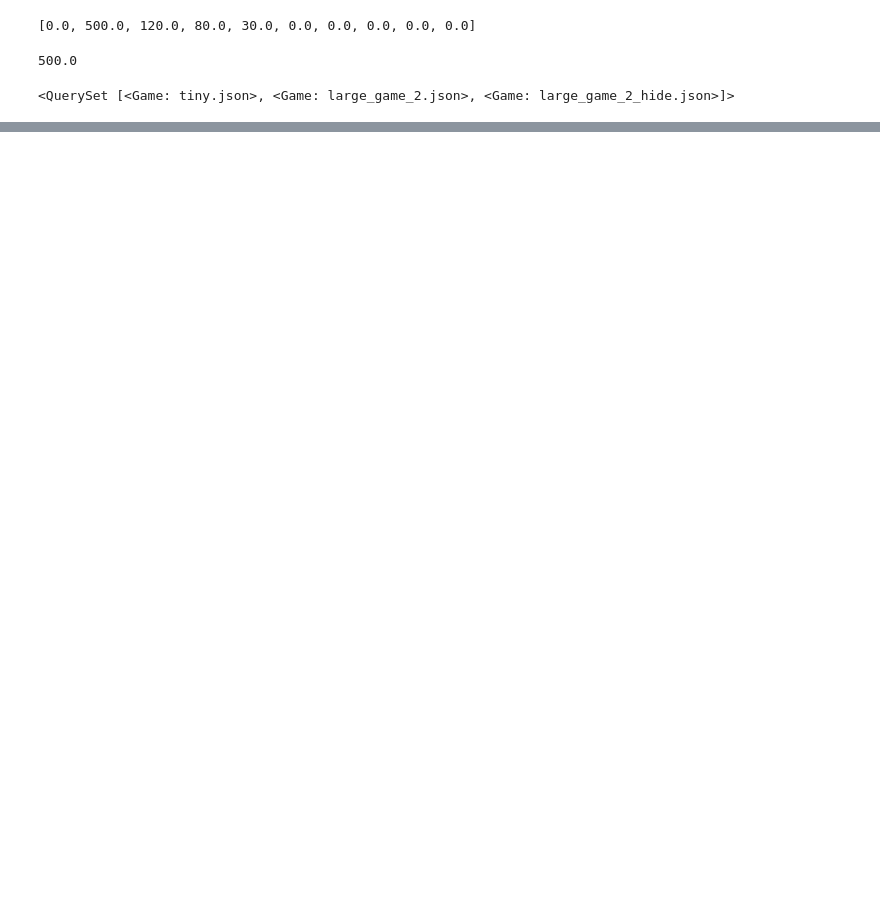
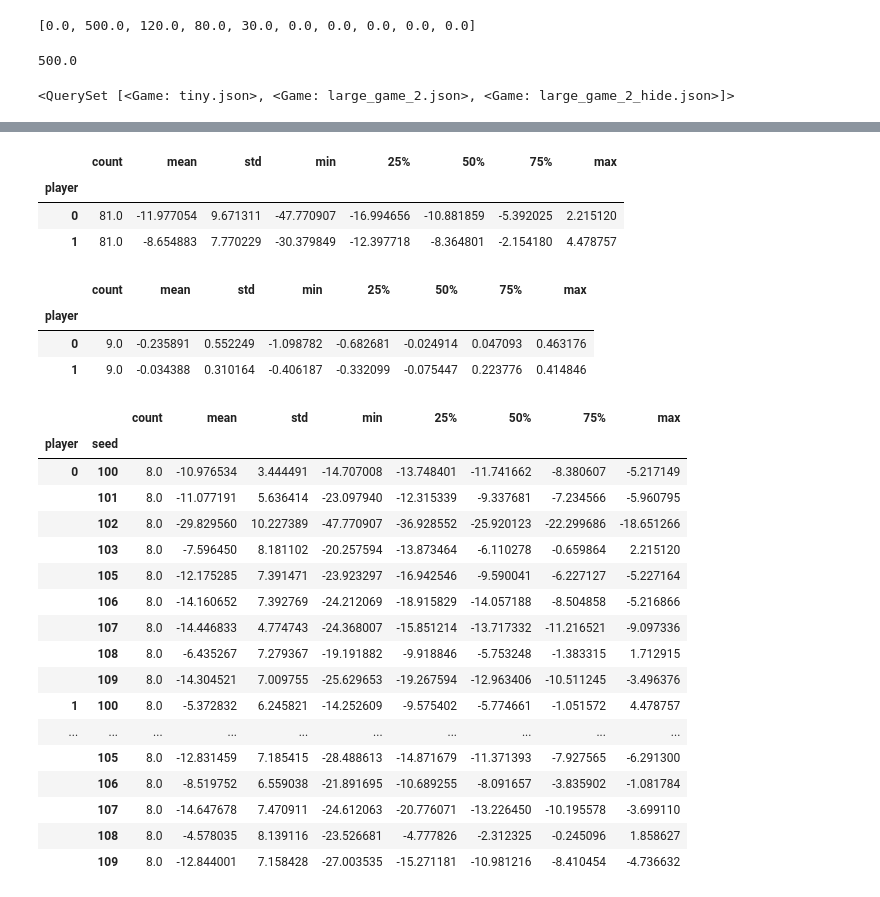
Before and after one commit to newmanne/open_spiel, a Jupyter notebook: open_spiel/python/examples/notebooks/DataViz.ipynb, the cells around one changed output, grey strips where cells are left out. Saved outputs shown, nothing was run; the diff lists cells and outputs as text; code cells hidden in the pictures; blank space fills up the shorter version.

```diff
--- a/open_spiel/python/examples/notebooks/DataViz.ipynb
+++ b/open_spiel/python/examples/notebooks/DataViz.ipynb
@@ -212,0 +222,9 @@ Game.objects.all()
+# %%
+from collections import defaultdict
+eq_checkpoints = defaultdict(dict) # Player -> Seed -> Agent
+for run in runs.filter(game__name=f'large_game_2.json'):
+    checkpoint, approx_nash_conv = find_best_checkpoint(run)
+    print(checkpoint)
+    for player in range(2):
+        env_and_model = db_checkpoint_loader(checkpoint)
+        eq_checkpoints[player][checkpoint.equilibrium_solver_run.config['seed']] = dict(agent=env_and_model.agents[player], reward=checkpoint.evaluation.mean_rewards[player], checkpoint=checkpoint)
@@ -212,0 +265,32 @@ Game.objects.all()
+# %%
+# For each player
+#     For each of the equilibria
+#         For each other equilibrium strategy + straightforward bidding
+#             performance_delta = performance - old_performance
+N_SAMPLES = 10_000
+
+records = []
+for player in eq_checkpoints.keys():
+    for seed in tqdm(eq_checkpoints[player].keys()):
+        for other_seed in eq_checkpoints[player].keys():
+            # TODO: Add straightforward
+            data = eq_checkpoints[player][seed]
+            performance_old = data['reward']
+            env_and_model = db_checkpoint_loader(data['checkpoint'])
+            env_and_model.agents[player] = eq_checkpoints[player][other_seed]['agent']
+            eval_output = run_eval(env_and_model, N_SAMPLES)
+            performance_new = pd.Series(eval_output['rewards'][player]).mean()
+            performance_delta = performance_new - performance_old
+
+            record = {
+                'player': player,
+                'seed': seed,
+                'vs_seed': other_seed,
+                'old_reward': performance_old,
+                'new_reward': performance_new,
+                'performance_delta': performance_delta,
+            }
+
+            records.append(record)
+
+df = pd.DataFrame.from_records(records)
@@ -212,0 +377,35 @@ Game.objects.all()
+# %%
+df.groupby('player')['performance_delta'].describe()
+# %% [output]
+|  | count | mean | std | min | 25% | 50% | 75% | max |
+| player |  |  |  |  |  |  |  |  |
+| 0 | 81.0 | -11.977054 | 9.671311 | -47.770907 | -16.994656 | -10.881859 | -5.392025 | 2.215120 |
+| 1 | 81.0 | -8.654883 | 7.770229 | -30.379849 | -12.397718 | -8.364801 | -2.154180 | 4.478757 |
+# %%
+df.query('seed == vs_seed').groupby('player')['performance_delta'].describe()
+# %% [output]
+|  | count | mean | std | min | 25% | 50% | 75% | max |
+| player |  |  |  |  |  |  |  |  |
+| 0 | 9.0 | -0.235891 | 0.552249 | -1.098782 | -0.682681 | -0.024914 | 0.047093 | 0.463176 |
+| 1 | 9.0 | -0.034388 | 0.310164 | -0.406187 | -0.332099 | -0.075447 | 0.223776 | 0.414846 |
+# %%
+df.query('seed != vs_seed').groupby(['player', 'seed'])['performance_delta'].describe()
+# %% [output]
+|  |  | count | mean | std | min | 25% | 50% | 75% | max |
+| player | seed |  |  |  |  |  |  |  |  |
+| 0 | 100 | 8.0 | -10.976534 | 3.444491 | -14.707008 | -13.748401 | -11.741662 | -8.380607 | -5.217149 |
+|  | 101 | 8.0 | -11.077191 | 5.636414 | -23.097940 | -12.315339 | -9.337681 | -7.234566 | -5.960795 |
+|  | 102 | 8.0 | -29.829560 | 10.227389 | -47.770907 | -36.928552 | -25.920123 | -22.299686 | -18.651266 |
+|  | 103 | 8.0 | -7.596450 | 8.181102 | -20.257594 | -13.873464 | -6.110278 | -0.659864 | 2.215120 |
+|  | 105 | 8.0 | -12.175285 | 7.391471 | -23.923297 | -16.942546 | -9.590041 | -6.227127 | -5.227164 |
+|  | 106 | 8.0 | -14.160652 | 7.392769 | -24.212069 | -18.915829 | -14.057188 | -8.504858 | -5.216866 |
+|  | 107 | 8.0 | -14.446833 | 4.774743 | -24.368007 | -15.851214 | -13.717332 | -11.216521 | -9.097336 |
+|  | 108 | 8.0 | -6.435267 | 7.279367 | -19.191882 | -9.918846 | -5.753248 | -1.383315 | 1.712915 |
+|  | 109 | 8.0 | -14.304521 | 7.009755 | -25.629653 | -19.267594 | -12.963406 | -10.511245 | -3.496376 |
+| 1 | 100 | 8.0 | -5.372832 | 6.245821 | -14.252609 | -9.575402 | -5.774661 | -1.051572 | 4.478757 |
+| ... | ... | ... | ... | ... | ... | ... | ... | ... | ... |
+|  | 105 | 8.0 | -12.831459 | 7.185415 | -28.488613 | -14.871679 | -11.371393 | -7.927565 | -6.291300 |
+|  | 106 | 8.0 | -8.519752 | 6.559038 | -21.891695 | -10.689255 | -8.091657 | -3.835902 | -1.081784 |
+|  | 107 | 8.0 | -14.647678 | 7.470911 | -24.612063 | -20.776071 | -13.226450 | -10.195578 | -3.699110 |
+|  | 108 | 8.0 | -4.578035 | 8.139116 | -23.526681 | -4.777826 | -2.312325 | -0.245096 | 1.858627 |
+|  | 109 | 8.0 | -12.844001 | 7.158428 | -27.003535 | -15.271181 | -10.981216 | -8.410454 | -4.736632 |
```
Also changed, not shown: parts of 18 cells of this notebook, 16 other files.
